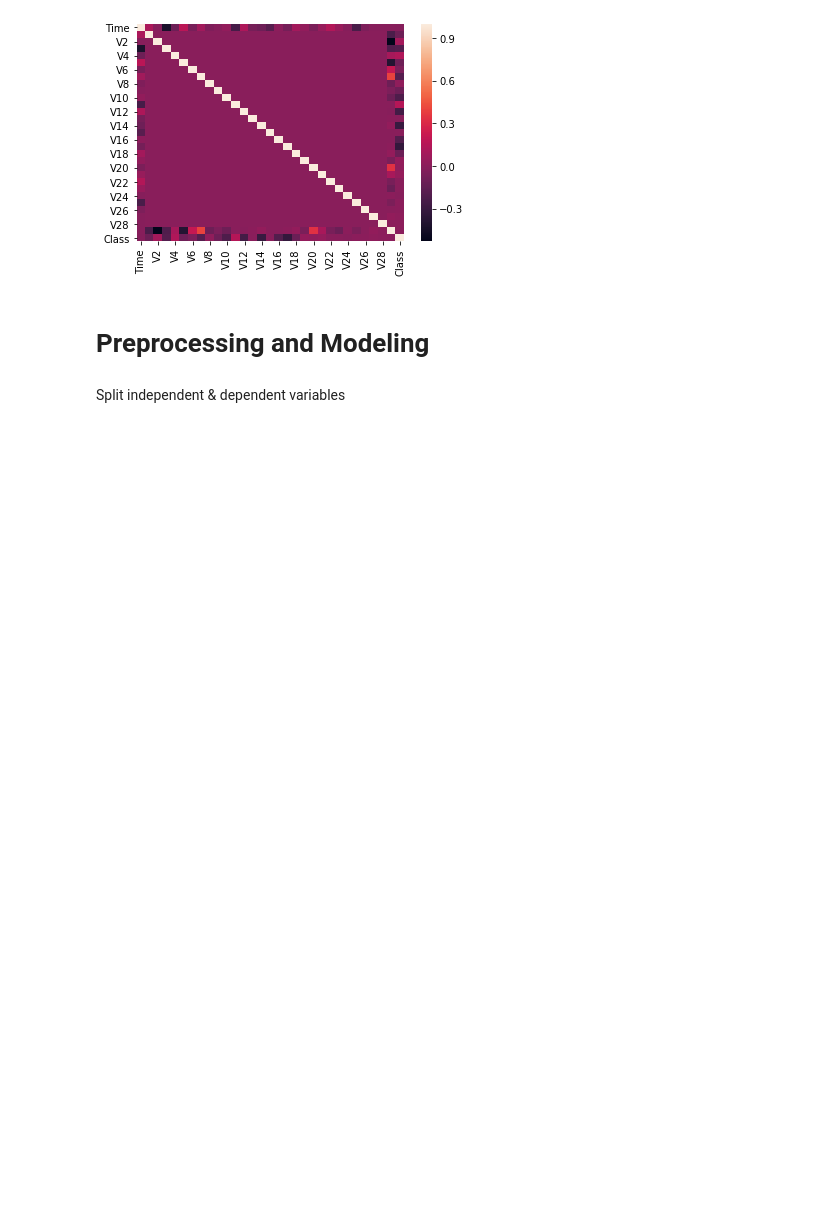
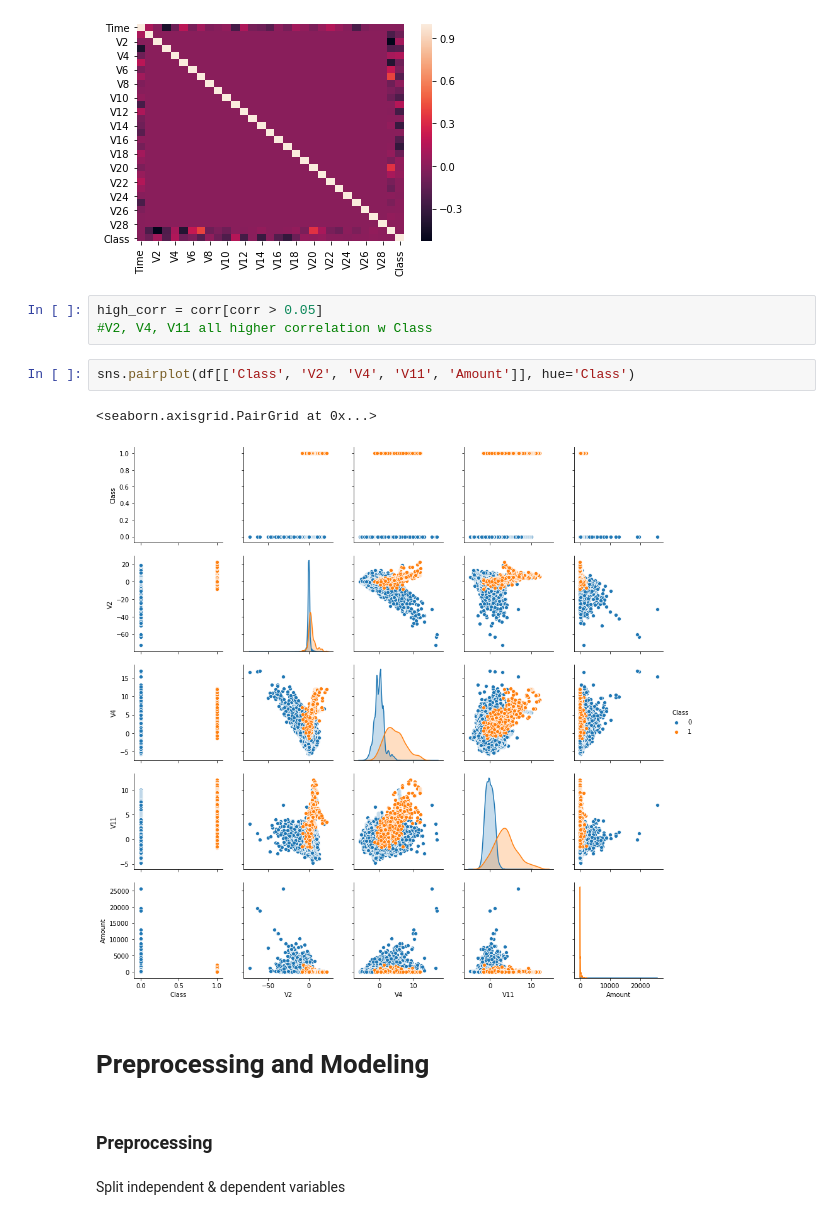
Before and after one commit to sam-thurman/cc_fraud_detection, a Jupyter notebook: notebooks/exploratory_1.ipynb, the cells around one changed output. Saved outputs shown, nothing was run; the diff lists cells and outputs as text; blank space fills up the shorter version.

```diff
--- a/notebooks/exploratory_1.ipynb
+++ b/notebooks/exploratory_1.ipynb
@@ -123,8 +128,18 @@ sns.heatmap(corr)
 # %% [output]
 <matplotlib.axes._subplots.AxesSubplot at 0x...>
 [figure]
+# %%
+high_corr = corr[corr > 0.05]
+#V2, V4, V11 all higher correlation w Class
+# %%
+sns.pairplot(df[['Class', 'V2', 'V4', 'V11', 'Amount']], hue='Class')
+# %% [output]
+<seaborn.axisgrid.PairGrid at 0x...>
+[figure, added]
 # %% [markdown]
 # Preprocessing and Modeling
+# %% [markdown]
+### Preprocessing
 # %% [markdown]
 Split independent & dependent variables
 # %%
```
Also changed, not shown: parts of 21 cells of this notebook.
